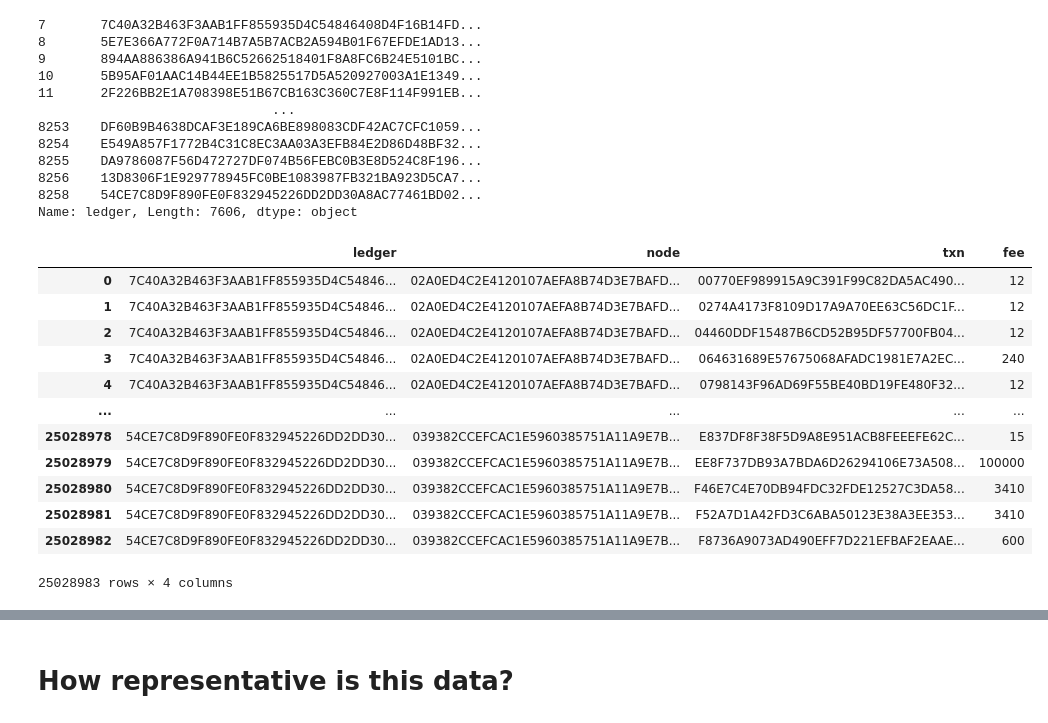
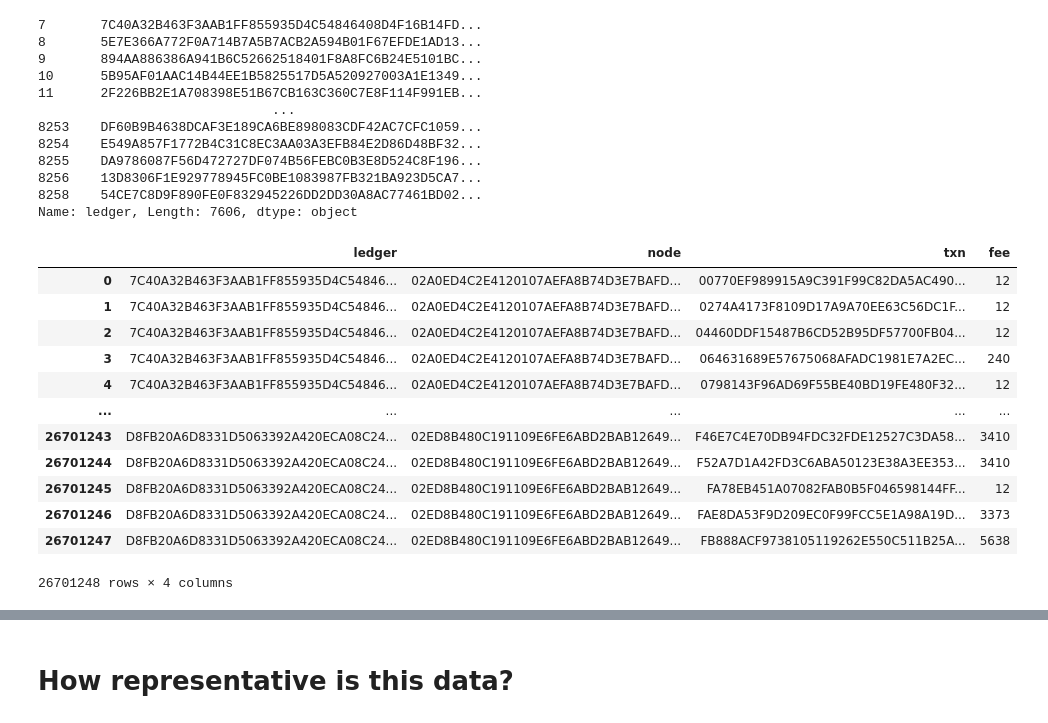
Before and after one commit to thejohnfreeman/data-xrpl-proposals, a Jupyter notebook: tsets.ipynb, the cells around one changed output, grey strips where cells are left out. Saved outputs shown, nothing was run; the diff lists cells and outputs as text; code cells hidden in the pictures.

```diff
--- a/tsets.ipynb
+++ b/tsets.ipynb
@@ -152,20 +172,20 @@ complete_elections
 Name: ledger, Length: 7606, dtype: object
 # %%
 # The proposed transactions per ledger.
-ptxns = props[(props['seq'] == 0) & props['ledger'].isin(complete_elections)].drop(columns='seq')
-ptxns = ptxns.merge(tsets, on='tset', sort=False).drop(columns=['tset'])
+ptxns = props[props['seq'] == 0].drop(columns='seq')
+ptxns = ptxns.merge(tsets, on='tset').drop(columns=['tset'])
 ptxns
 # %% [output]
 |  | ledger | node | txn | fee |
 | 0 | 7C40A32B463F3AAB1FF855935D4C54846... | 02A0ED4C2E4120107AEFA8B74D3E7BAFD... | 00770EF989915A9C391F99C82DA5AC490... | 12 |
 | 1 | 7C40A32B463F3AAB1FF855935D4C54846... | 02A0ED4C2E4120107AEFA8B74D3E7BAFD... | 0274A4173F8109D17A9A70EE63C56DC1F... | 12 |
 | 2 | 7C40A32B463F3AAB1FF855935D4C54846... | 02A0ED4C2E4120107AEFA8B74D3E7BAFD... | 04460DDF15487B6CD52B95DF57700FB04... | 12 |
 | 3 | 7C40A32B463F3AAB1FF855935D4C54846... | 02A0ED4C2E4120107AEFA8B74D3E7BAFD... | 064631689E57675068AFADC1981E7A2EC... | 240 |
 | 4 | 7C40A32B463F3AAB1FF855935D4C54846... | 02A0ED4C2E4120107AEFA8B74D3E7BAFD... | 0798143F96AD69F55BE40BD19FE480F32... | 12 |
 | ... | ... | ... | ... | ... |
-| 25028978 | 54CE7C8D9F890FE0F832945226DD2DD30... | 039382CCEFCAC1E5960385751A11A9E7B... | E837DF8F38F5D9A8E951ACB8FEEEFE62C... | 15 |
-| 25028979 | 54CE7C8D9F890FE0F832945226DD2DD30... | 039382CCEFCAC1E5960385751A11A9E7B... | EE8F737DB93A7BDA6D26294106E73A508... | 100000 |
-| 25028980 | 54CE7C8D9F890FE0F832945226DD2DD30... | 039382CCEFCAC1E5960385751A11A9E7B... | F46E7C4E70DB94FDC32FDE12527C3DA58... | 3410 |
-| 25028981 | 54CE7C8D9F890FE0F832945226DD2DD30... | 039382CCEFCAC1E5960385751A11A9E7B... | F52A7D1A42FD3C6ABA50123E38A3EE353... | 3410 |
-| 25028982 | 54CE7C8D9F890FE0F832945226DD2DD30... | 039382CCEFCAC1E5960385751A11A9E7B... | F8736A9073AD490EFF7D221EFBAF2EAAE... | 600 |
+| 26701243 | D8FB20A6D8331D5063392A420ECA08C24... | 02ED8B480C191109E6FE6ABD2BAB12649... | F46E7C4E70DB94FDC32FDE12527C3DA58... | 3410 |
+| 26701244 | D8FB20A6D8331D5063392A420ECA08C24... | 02ED8B480C191109E6FE6ABD2BAB12649... | F52A7D1A42FD3C6ABA50123E38A3EE353... | 3410 |
+| 26701245 | D8FB20A6D8331D5063392A420ECA08C24... | 02ED8B480C191109E6FE6ABD2BAB12649... | FA78EB451A07082FAB0B5F046598144FF... | 12 |
+| 26701246 | D8FB20A6D8331D5063392A420ECA08C24... | 02ED8B480C191109E6FE6ABD2BAB12649... | FAE8DA53F9D209EC0F99FCC5E1A98A19D... | 3373 |
+| 26701247 | D8FB20A6D8331D5063392A420ECA08C24... | 02ED8B480C191109E6FE6ABD2BAB12649... | FB888ACF9738105119262E550C511B25A... | 5638 |
-25028983 rows × 4 columns
+26701248 rows × 4 columns
```
Also changed, not shown: parts of 31 cells of this notebook.
